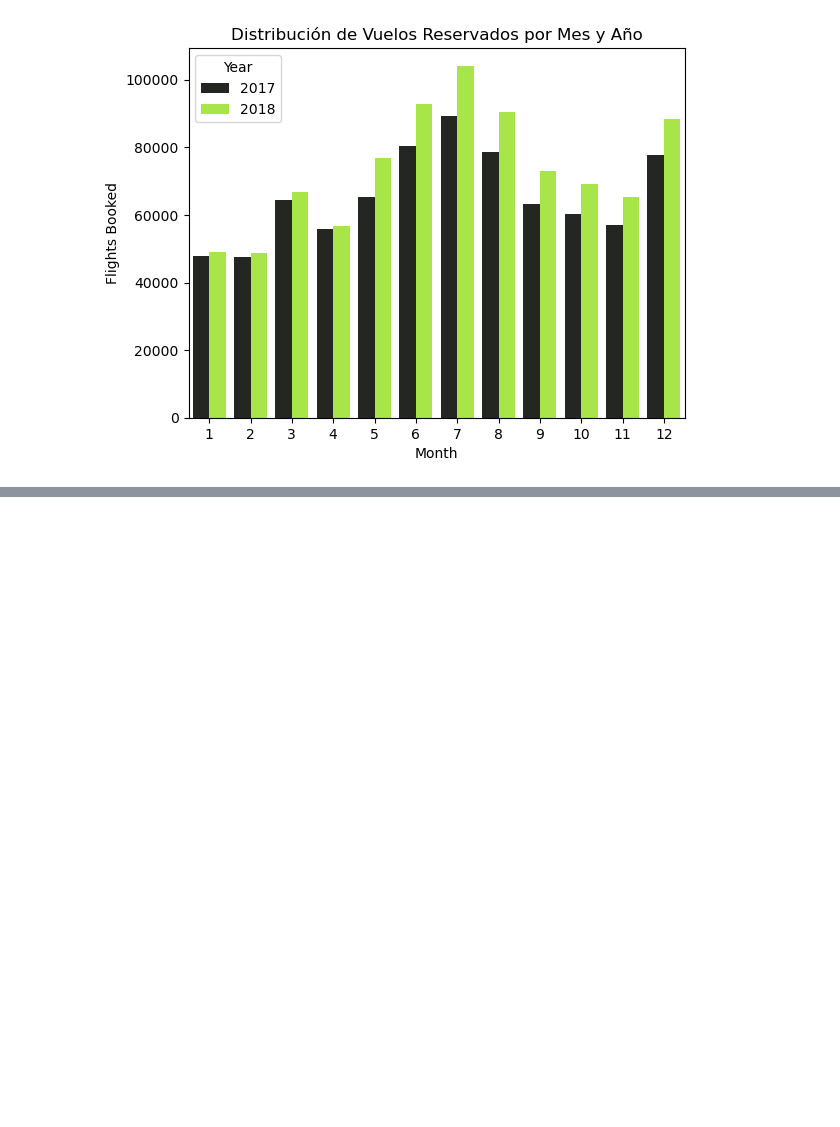
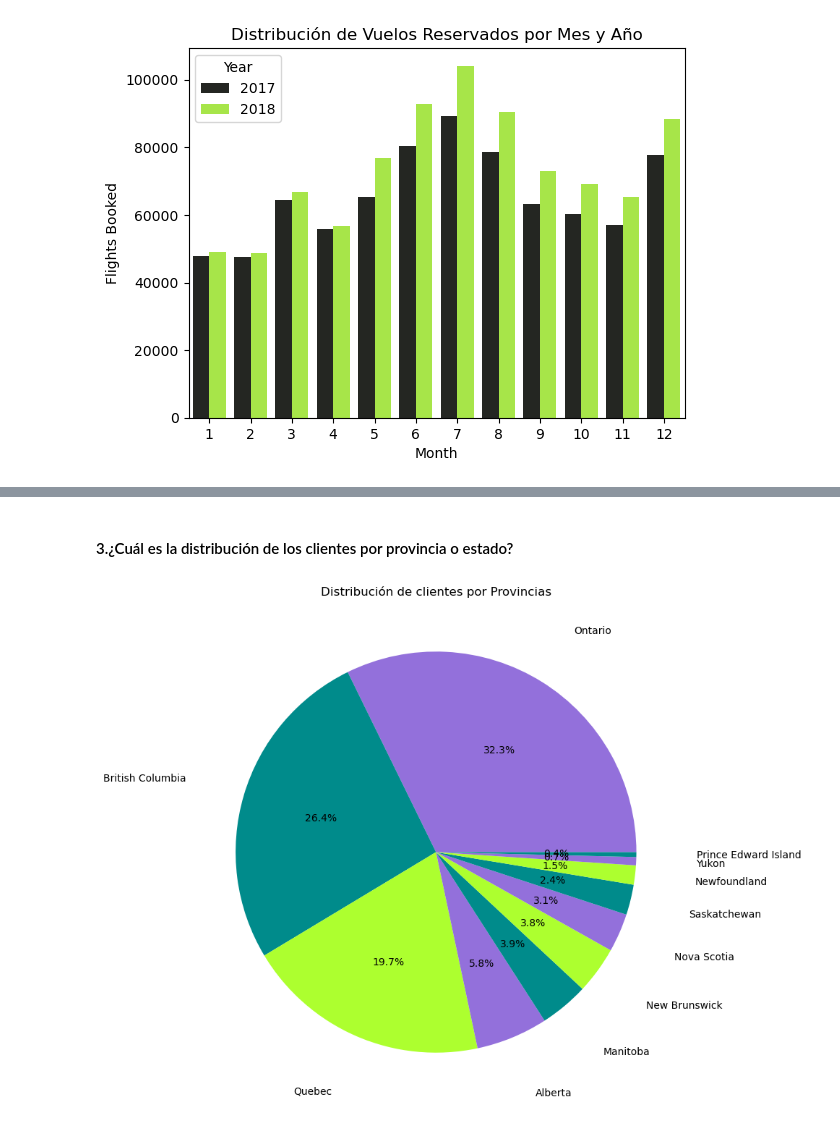
Before and after one commit to Adalab/bda-modulo-3-evaluacion-final-NuriaSalasVazquez, a Jupyter notebook: EDA.ipynb, the cells around one changed output, grey strips where cells are left out. Drawn from its saved outputs; the diff is of its cells as text; code cells hidden in the pictures; blank space fills up the shorter version.

```diff
--- a/EDA.ipynb
+++ b/EDA.ipynb
@@ -451,0 +456,16 @@ Setting a gradient palette using color= is deprecated and will be removed in v0.
+# %% [markdown]
+#### 3.¿Cuál es la distribución de los clientes por provincia o estado?
+# %%
+
+df_union['Province'].value_counts().plot.pie(
+    autopct='%1.1f%%',
+    colors=['mediumpurple', 'darkcyan', 'greenyellow'],
+    figsize=(9, 9),  # Ajustar el tamaño del gráfico
+    labeldistance=1.3 # Separar las etiquetas de las porciones
+)
+
+# Título y etiquetas
+plt.title("Distribución de clientes por Provincias")
+plt.ylabel("") ; # Eliminar etiqueta 'y'
+# %% [output]
+[figure, added]
```
Also changed, not shown: parts of 20 cells of this notebook.
